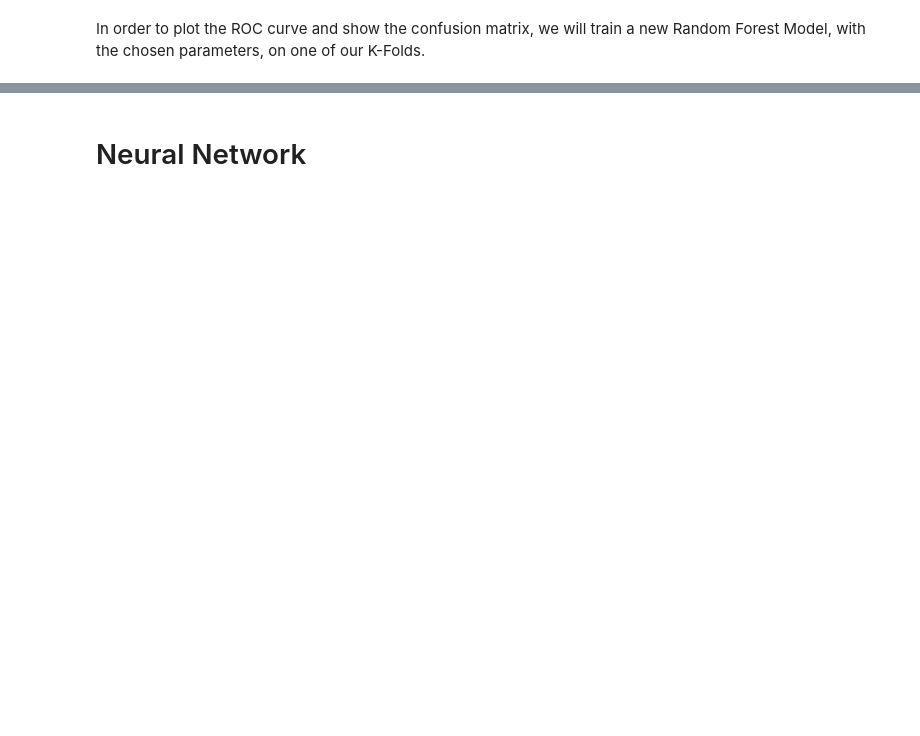
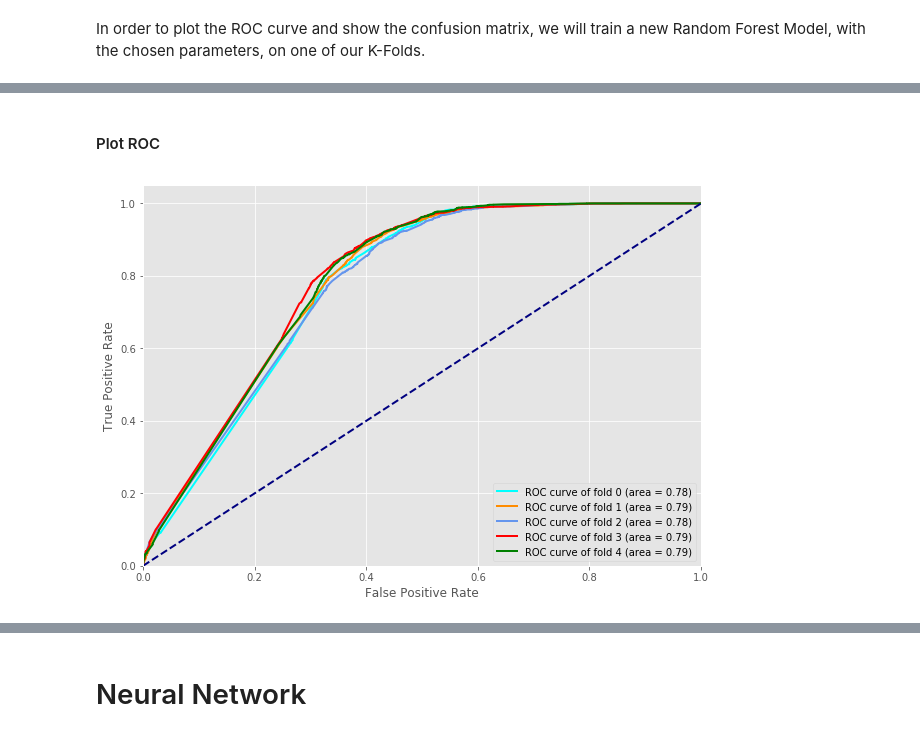
Before and after one commit to tyanay/Data-mining-project, a Jupyter notebook: Data mining project.ipynb, the cells around one changed output, grey strips where cells are left out. Saved outputs shown, nothing was run; the diff lists cells and outputs as text; code cells hidden in the pictures; blank space fills up the shorter version.

```diff
--- a/Data mining project.ipynb
+++ b/Data mining project.ipynb
@@ -698,28 +772,2 @@ print "Random Forest AUC score with the chosen parameters: ", RF.best_score_
 # %% [markdown]
 In order to plot the ROC curve and show the confusion matrix, we will train a new Random Forest Model, with the chosen parameters, on one of our K-Folds.
-# %%
-chosenRF = RandomForestClassifier(min_samples_split= 8,
-                                  n_estimators= 50,
-                                  random_state= 1,
-                                  criterion= 'gini',
-                                  max_depth= 10)
-
-
-fold = 1
-x_train = train_default.iloc[k_fold_indices[fold][0]]
-#print x_train.shape
-y_train = Y.iloc[k_fold_indices[fold][0]]
-#print y_train.shape
-
-chosenRF.fit(x_train, y_train)
-x_test = train_default.iloc[k_fold_indices[fold][1]]
-y_test = Y.iloc[k_fold_indices[fold][1]]
-predict = chosenRF.predict(x_test)
-probs = chosenRF.predict_proba(x_test)[:,1]
-
-cm = pd.DataFrame(confusion_matrix(y_test, predict, labels=None, sample_weight=None), index = ["Predict positive","Predict negative"])
-cm.columns = ['Condition positive', 'Condition negative' ]
-print cm
-fpr["rf"], tpr["rf"], thresholds["rf"]  = roc_curve(y_test, probs, pos_label=1)
-auc["rf"] = roc_auc_score(y_test, probs, average=None)
-plot_ROC(fpr["rf"], tpr["rf"], auc["rf"])
@@ -725,0 +843,6 @@ plot_ROC(fpr["rf"], tpr["rf"], auc["rf"])
+# %% [markdown]
+#### Plot ROC
+# %%
+plot_multi_ROC(fpr_list, tpr_list, auc_list)
+# %% [output]
+[figure, added]
```
Also changed, not shown: parts of 28 cells of this notebook.
